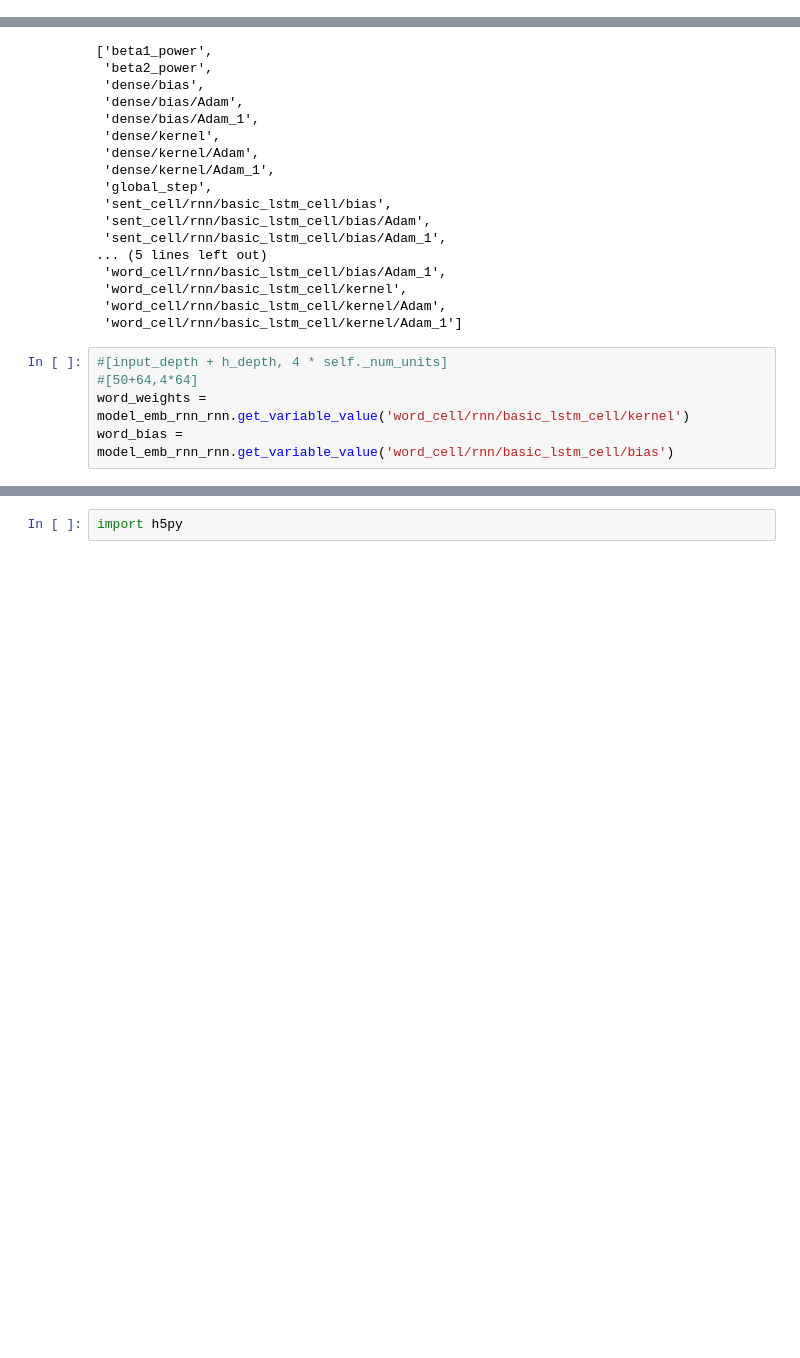
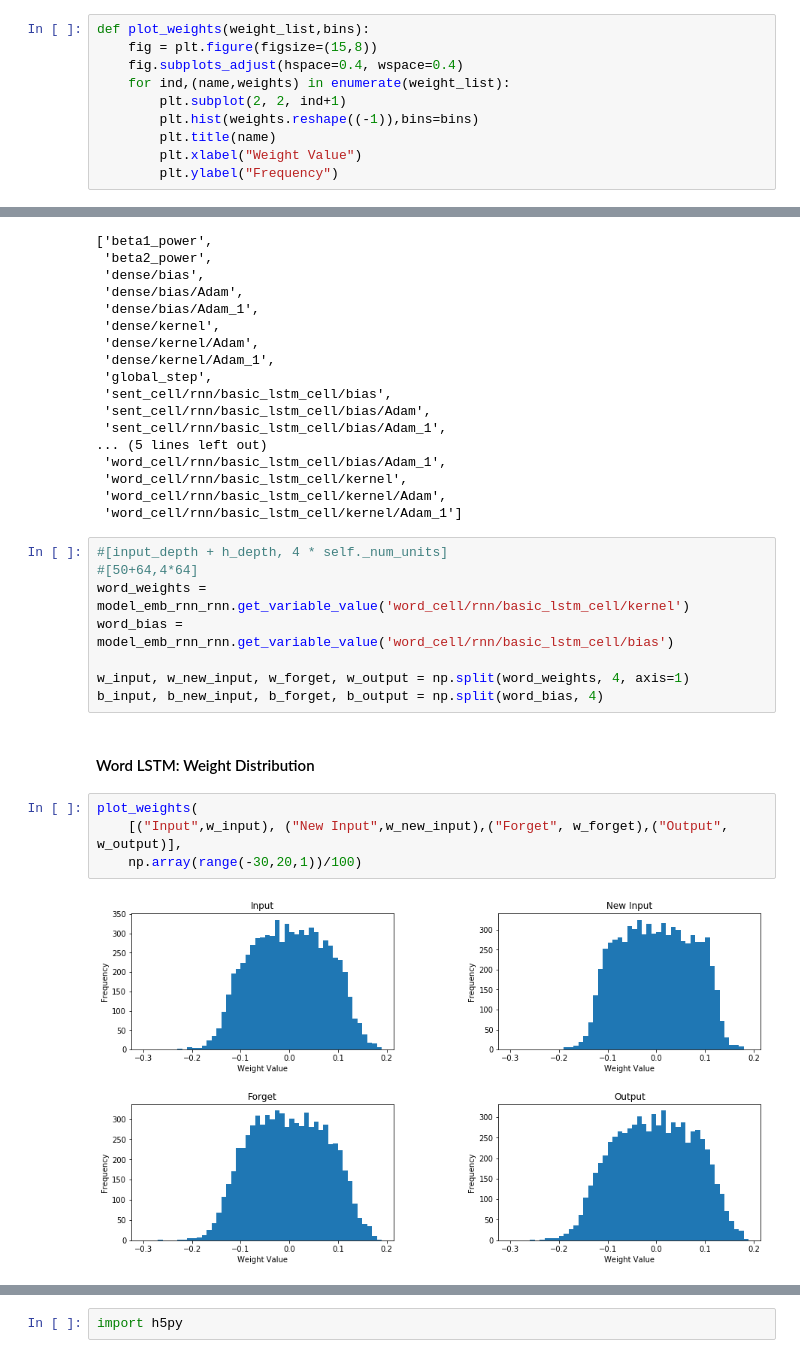
Before and after one commit to PaulOpu/TS_LossFunction, a Jupyter notebook: code/FINAL/04_NN_Preparation_and_Learning.ipynb, the cells around one changed output, grey strips where cells are left out. Saved outputs shown, nothing was run; the diff lists cells and outputs as text; blank space fills up the shorter version.

```diff
--- a/code/FINAL/04_NN_Preparation_and_Learning.ipynb
+++ b/code/FINAL/04_NN_Preparation_and_Learning.ipynb
@@ -766,3 +746,13 @@ INFO:tensorflow:Restoring parameters from /data/ts_cost_function/model_emb_rnn_r
+# %%
+def plot_weights(weight_list,bins):
+    fig = plt.figure(figsize=(15,8))
+    fig.subplots_adjust(hspace=0.4, wspace=0.4)
+    for ind,(name,weights) in enumerate(weight_list):
+        plt.subplot(2, 2, ind+1)
+        plt.hist(weights.reshape((-1)),bins=bins)
+        plt.title(name)
+        plt.xlabel("Weight Value")
+        plt.ylabel("Frequency")
 # %%
 model_emb_rnn_rnn.get_variable_names()
 # %% [output]
@@ -788,3 +778,14 @@ model_emb_rnn_rnn.get_variable_names()
 #[50+64,4*64]
 word_weights = model_emb_rnn_rnn.get_variable_value('word_cell/rnn/basic_lstm_cell/kernel')
 word_bias = model_emb_rnn_rnn.get_variable_value('word_cell/rnn/basic_lstm_cell/bias')
+
+w_input, w_new_input, w_forget, w_output = np.split(word_weights, 4, axis=1)
+b_input, b_new_input, b_forget, b_output = np.split(word_bias, 4)
+# %% [markdown]
+#### Word LSTM: Weight Distribution
+# %%
+plot_weights(
+    [("Input",w_input), ("New Input",w_new_input),("Forget", w_forget),("Output", w_output)],
+    np.array(range(-30,20,1))/100)
+# %% [output]
+[figure, added]
```
Also changed, not shown: parts of 46 cells of this notebook.
